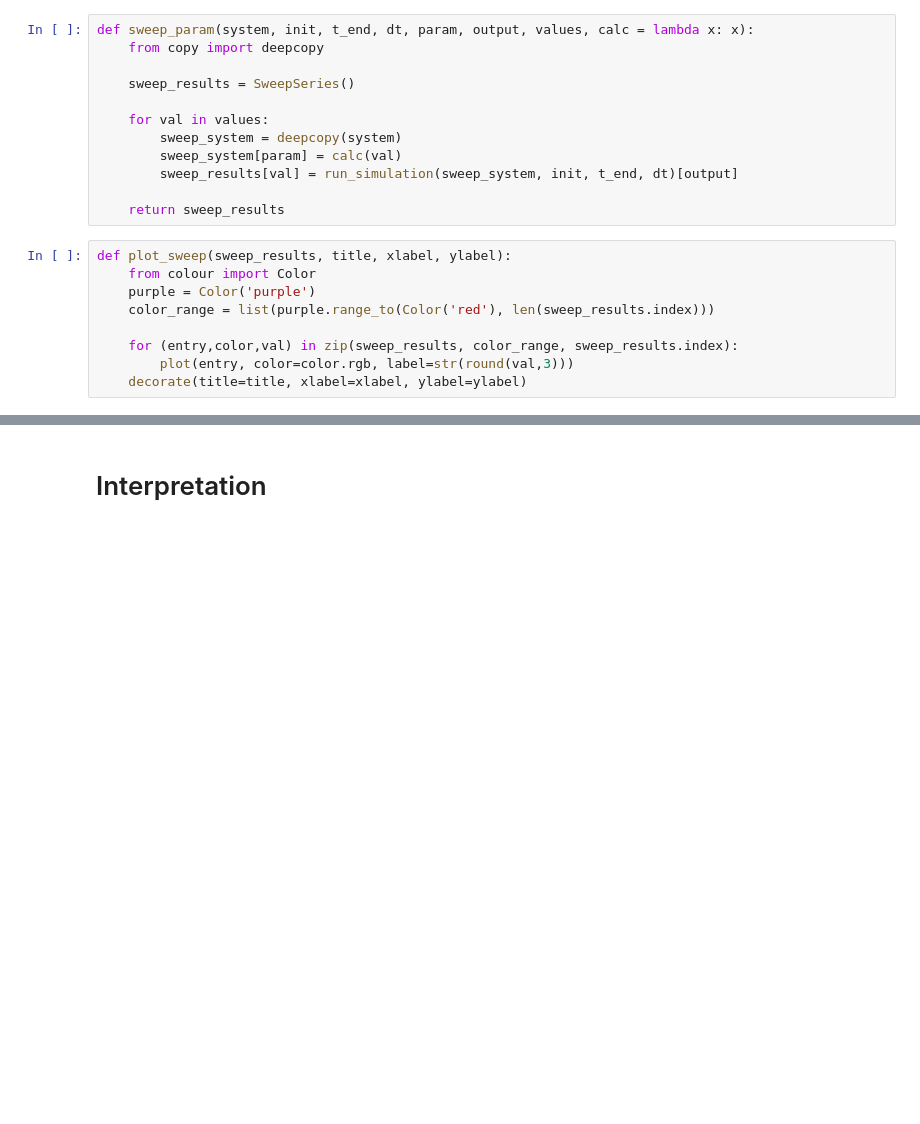
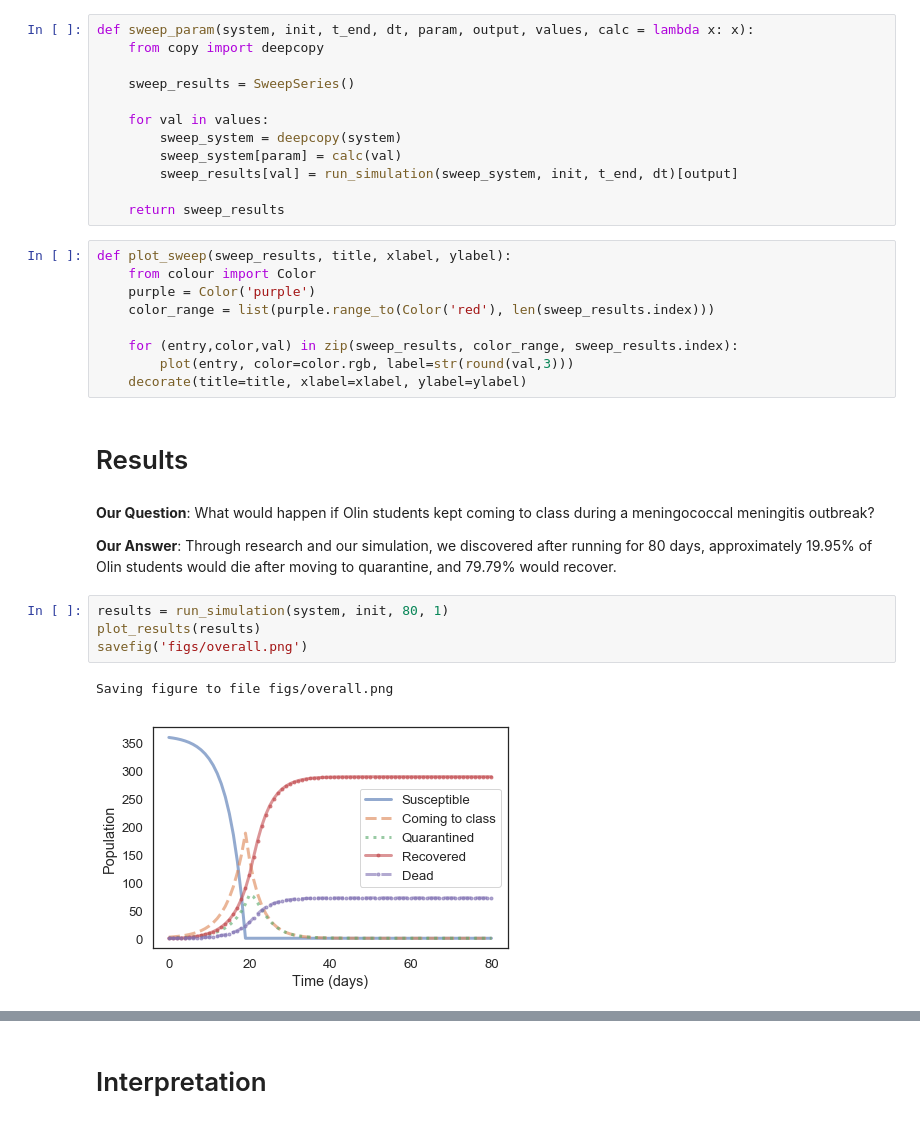
Before and after one commit to AustinVes/ModSim-Project2, a Jupyter notebook: project_notebook.ipynb, the cells around one changed output, grey strips where cells are left out. Saved outputs shown, nothing was run; the diff lists cells and outputs as text; blank space fills up the shorter version.

```diff
--- a/project_notebook.ipynb
+++ b/project_notebook.ipynb
@@ -137,3 +149,16 @@ def plot_sweep(sweep_results, title, xlabel, ylabel):
     for (entry,color,val) in zip(sweep_results, color_range, sweep_results.index):
         plot(entry, color=color.rgb, label=str(round(val,3)))
     decorate(title=title, xlabel=xlabel, ylabel=ylabel)
+# %% [markdown]
+# Results
+# %% [markdown]
+**Our Question**: What would happen if Olin students kept coming to class during a meningococcal meningitis outbreak? </br>
+
+**Our Answer**: Through research and our simulation, we discovered after running for 80 days, approximately 19.95% of Olin students would die after moving to quarantine, and 79.79% would recover.
+# %%
+results = run_simulation(system, init, 80, 1)
+plot_results(results)
+savefig('figs/overall.png')
+# %% [output]
+Saving figure to file figs/overall.png
+[figure, added]
```
Also changed, not shown: parts of 23 cells of this notebook, 1 other file.
